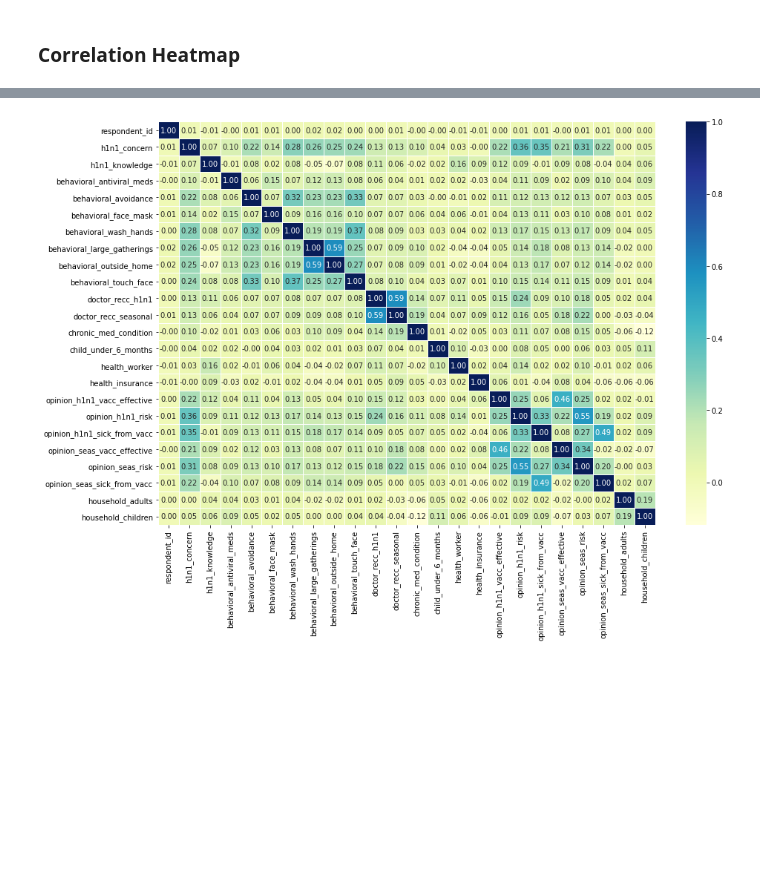
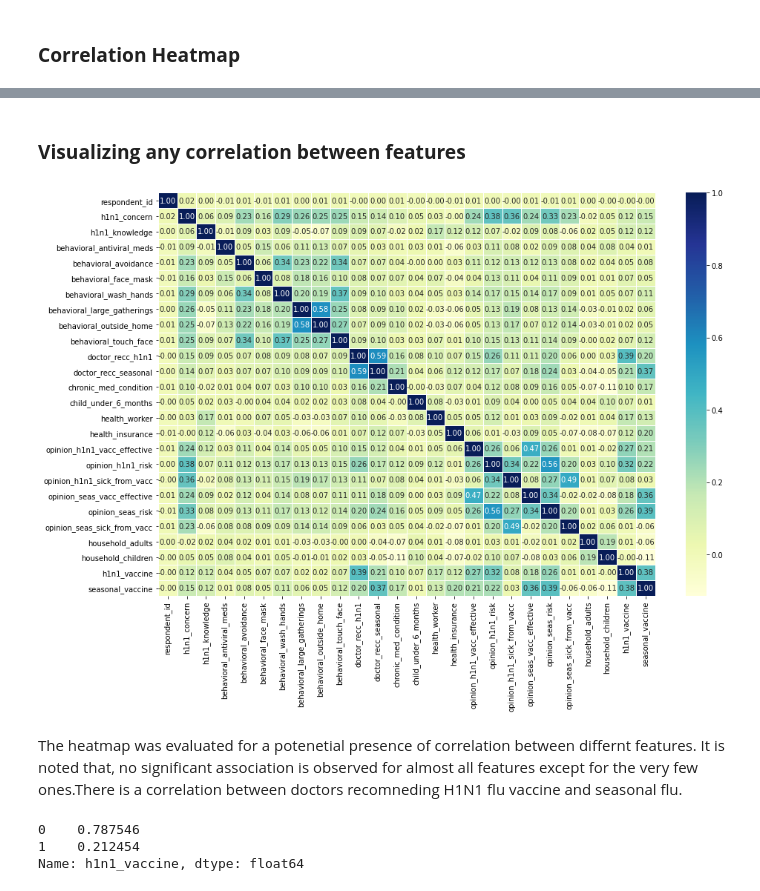
Before and after one commit to PETERNJUGU4/Njugu_Phase_3_Project, a Jupyter notebook: index.ipynb, the cells around one changed output, grey strips where cells are left out. Cells and saved outputs as stored; diff of their text form; code cells hidden in the pictures; blank space fills up the shorter version.

Commit message:
done train test split

```diff
--- a/index.ipynb
+++ b/index.ipynb
@@ -266,6 +264,6 @@ missing_data
 # %%
 # filling null values with mean
-df_test_set = df_test_set.fillna(df_test_set.mean())
+df = df.fillna(df_test_set.mean())
 df_test_set.head()
 # %% [output]
 |  | respondent_id | h1n1_concern | h1n1_knowledge | behavioral_antiviral_meds | behavioral_avoidance | ... |
@@ -330,10 +330,21 @@ df_test_set.corr()
+# %% [markdown]
+### **Visualizing any correlation between features**
 # %%
-corr_matrix = df_test_set.corr()
+corr_matrix = df.corr()
 fig, ax = plt.subplots(figsize=(15, 10))
 ax = sns.heatmap(corr_matrix,
                  annot=True,
                  linewidths=0.5,
                  fmt=".2f",
                  cmap="YlGnBu");
 # %% [output]
-[figure, old version]
+[figure, new version]
+# %% [markdown]
+The heatmap was evaluated for a potenetial presence of correlation between differnt features. It is noted that, no significant association is observed for almost all features except for the very few ones.There is a correlation between doctors recomneding H1N1 flu vaccine and seasonal flu.
+# %%
+# Exploring target distribution
+df['h1n1_vaccine'].value_counts(normalize=True)
+# %% [output]
+0    0.787546
+1    0.212454
+Name: h1n1_vaccine, dtype: float64
```
Also changed, not shown: parts of 21 cells of this notebook.
